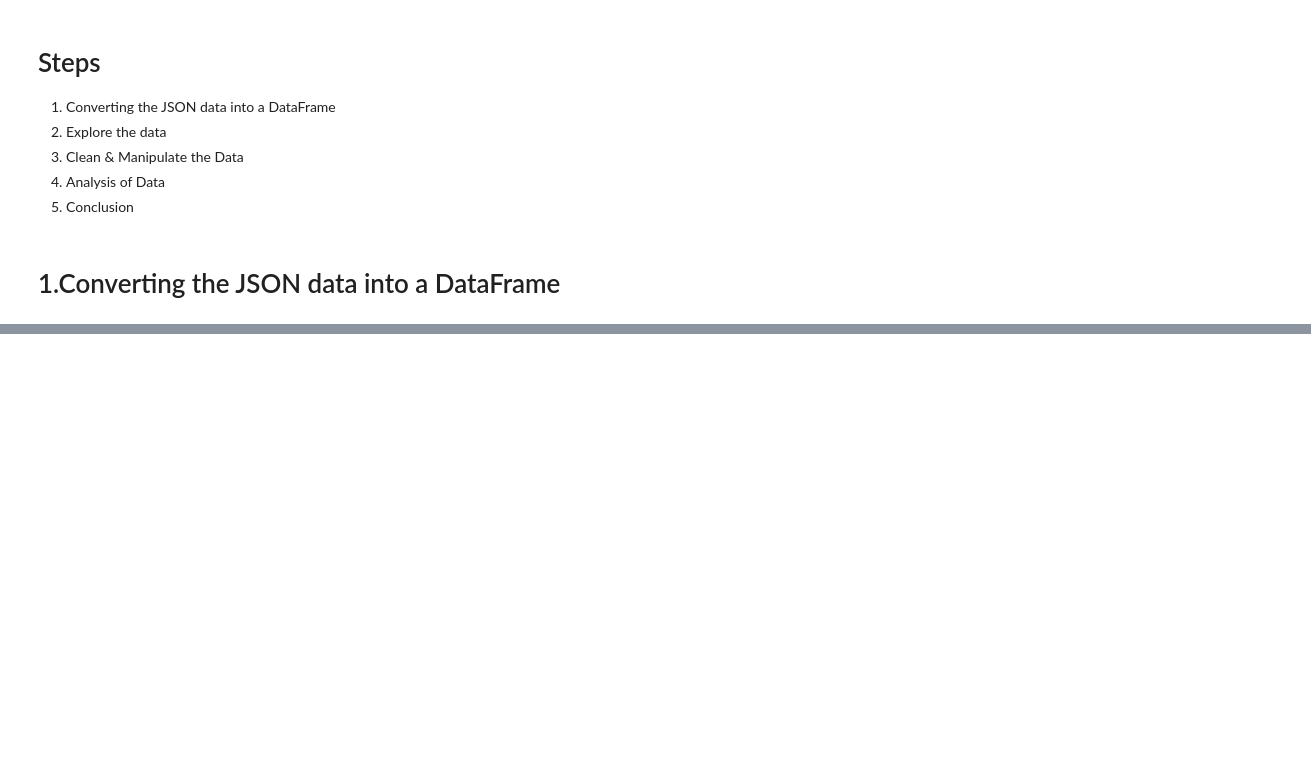
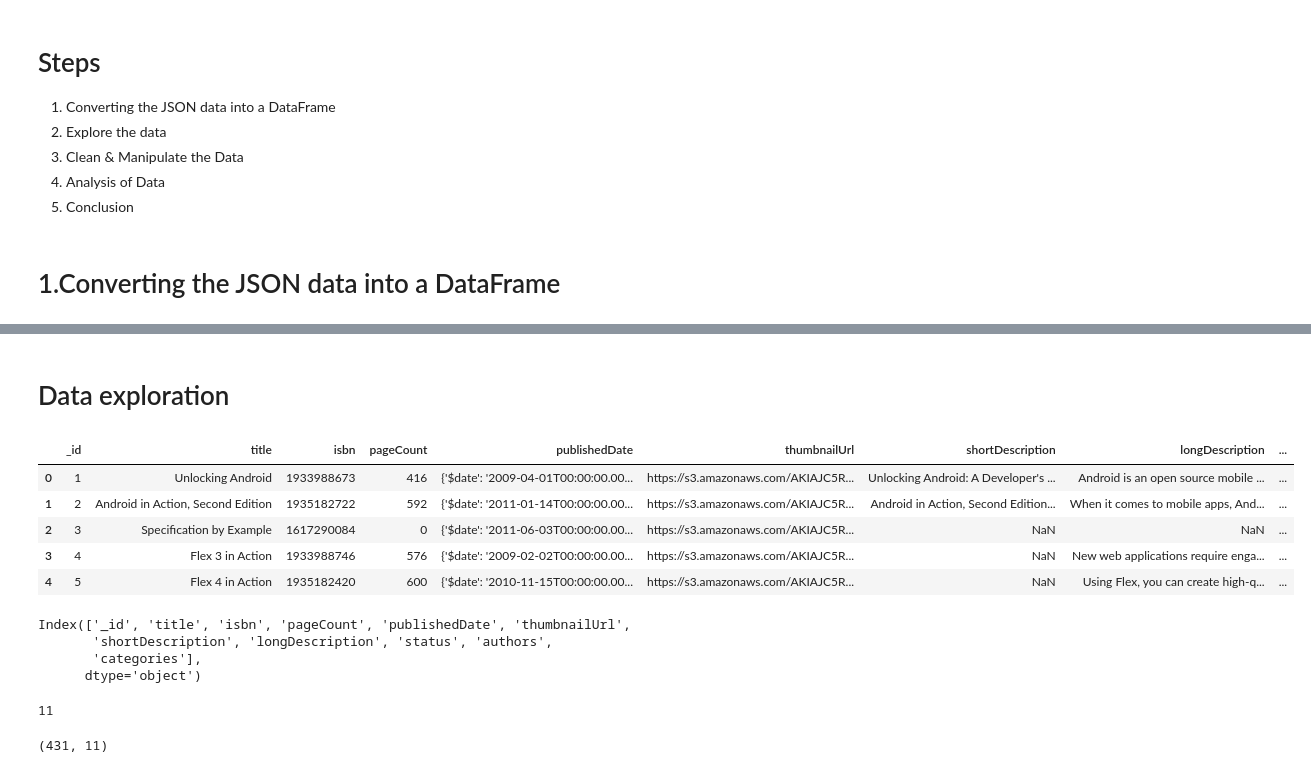
Before and after one commit to sujataprasad01/Books-JSON-data-for-scrapping-analysis, a Jupyter notebook: Project_4_Using_JSON_data_for_analysis.ipynb, the cells around one changed output, grey strips where cells are left out. Cells and saved outputs as stored; diff of their text form; code cells hidden in the pictures; blank space fills up the shorter version.

```diff
--- a/Project_4_Using_JSON_data_for_analysis.ipynb
+++ b/Project_4_Using_JSON_data_for_analysis.ipynb
@@ -34,0 +49,28 @@ df
+# %% [markdown]
+# Data exploration
+# %%
+df.head()
+# %% [output]
+|  | _id | title | isbn | pageCount | publishedDate | thumbnailUrl | shortDescription | longDescription | ... |
+| 0 | 1 | Unlocking Android | 1933988673 | 416 | {'$date': '2009-04-01T00:00:00.00... | https://s3.amazonaws.com/AKIAJC5R... | Unlocking Android: A Developer's ... | Android is an open source mobile ... | ... |
+| 1 | 2 | Android in Action, Second Edition | 1935182722 | 592 | {'$date': '2011-01-14T00:00:00.00... | https://s3.amazonaws.com/AKIAJC5R... | Android in Action, Second Edition... | When it comes to mobile apps, And... | ... |
+| 2 | 3 | Specification by Example | 1617290084 | 0 | {'$date': '2011-06-03T00:00:00.00... | https://s3.amazonaws.com/AKIAJC5R... | NaN | NaN | ... |
+| 3 | 4 | Flex 3 in Action | 1933988746 | 576 | {'$date': '2009-02-02T00:00:00.00... | https://s3.amazonaws.com/AKIAJC5R... | NaN | New web applications require enga... | ... |
+| 4 | 5 | Flex 4 in Action | 1935182420 | 600 | {'$date': '2010-11-15T00:00:00.00... | https://s3.amazonaws.com/AKIAJC5R... | NaN | Using Flex, you can create high-q... | ... |
+# %%
+# Printing all the columns
+df.columns
+# %% [output]
+Index(['_id', 'title', 'isbn', 'pageCount', 'publishedDate', 'thumbnailUrl',
+       'shortDescription', 'longDescription', 'status', 'authors',
+       'categories'],
+      dtype='object')
+# %%
+# How many columns are there
+df.shape[1]
+# %% [output]
+11
+# %%
+df.shape
+# %% [output]
+(431, 11)
```
Also changed, not shown: parts of 6 cells of this notebook.
